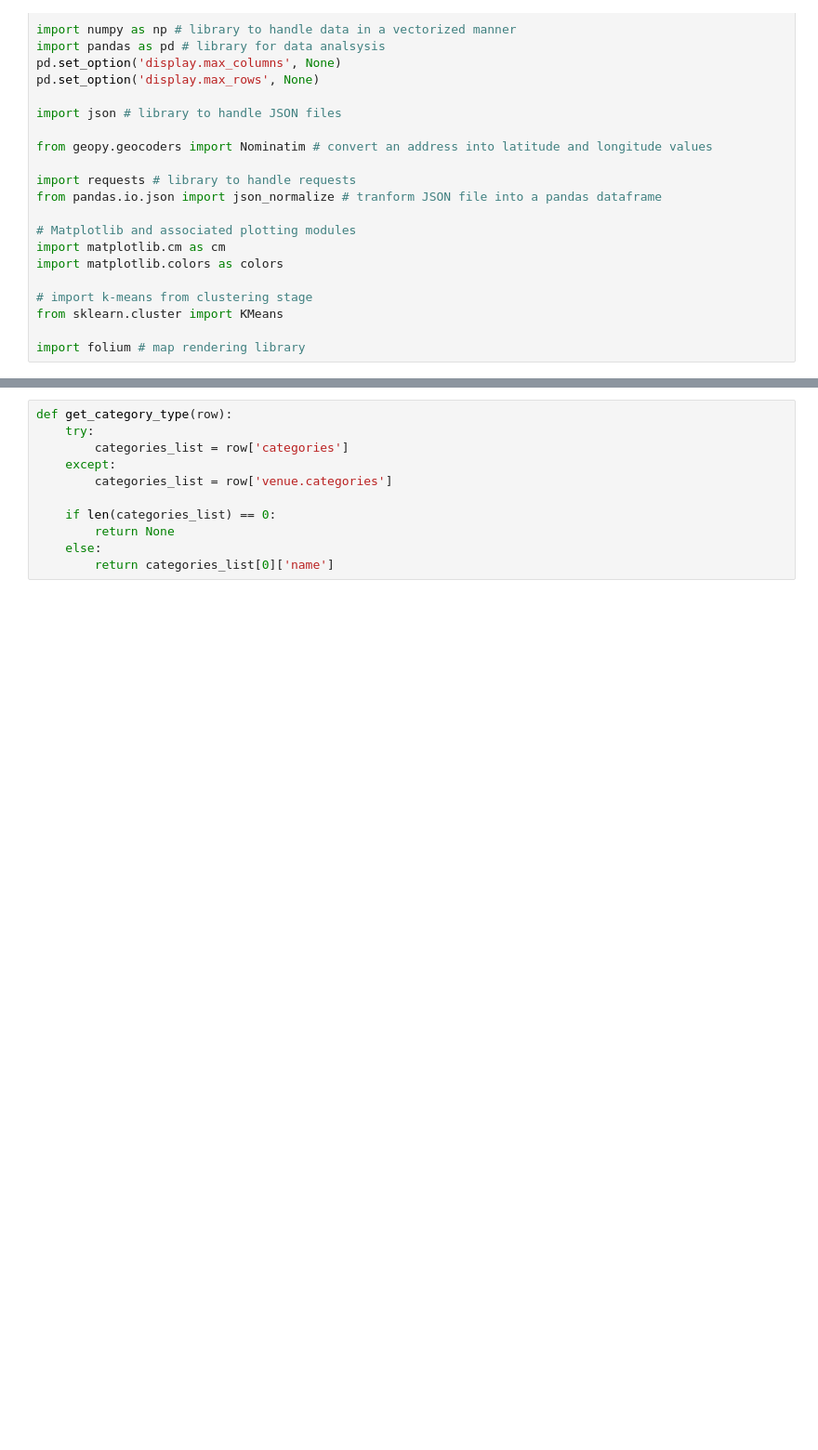
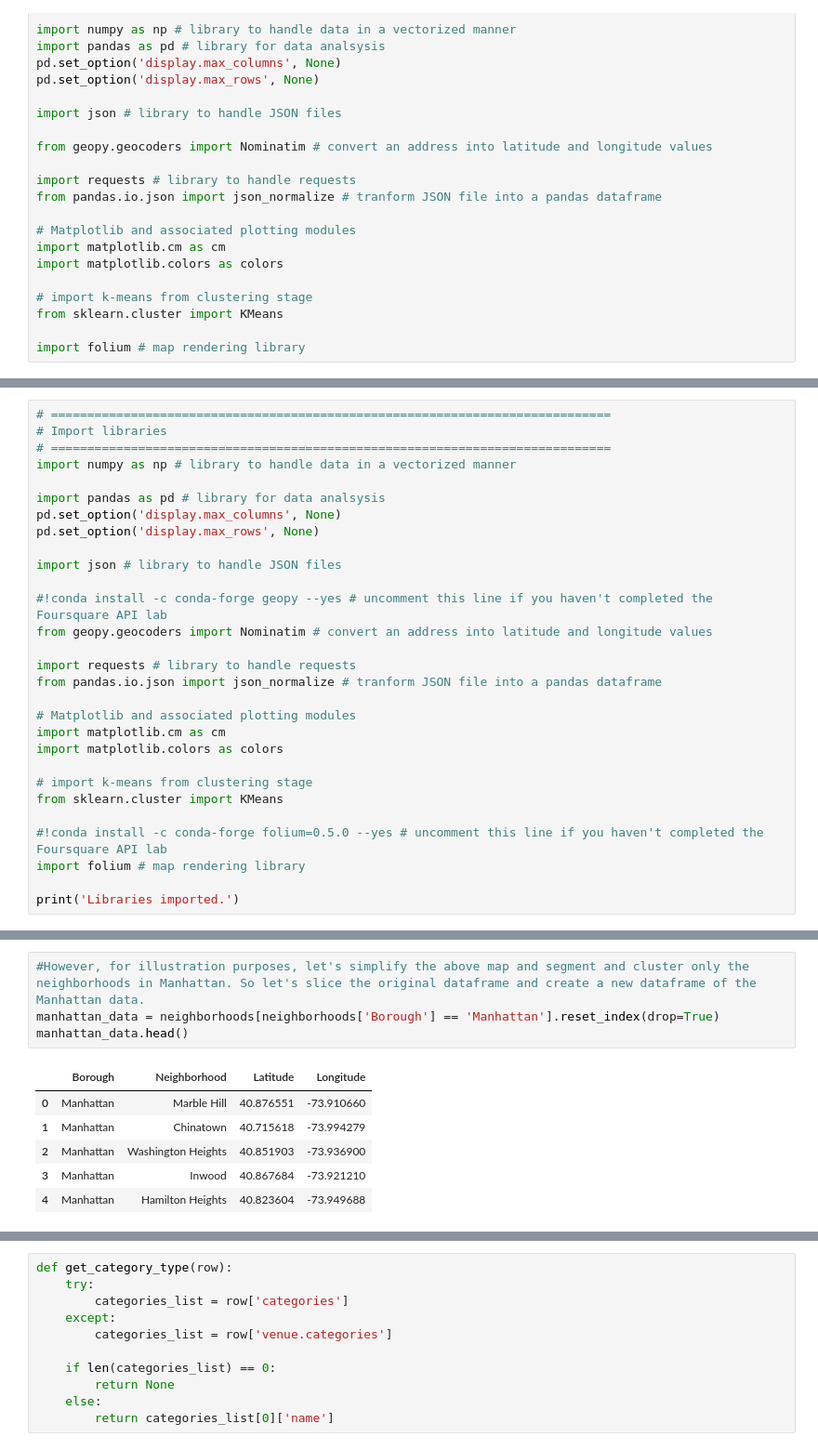
Before and after one commit to sunruns/Coursera_Capstone, a Jupyter notebook: SegmentingClusteringNeighborhoodsinToront.ipynb, the cells around one changed output, grey strips where cells are left out. Shown: that part at 93% size. Cells and saved outputs as stored; diff of their text form; blank space fills up the shorter version.

```diff
--- a/SegmentingClusteringNeighborhoodsinToront.ipynb
+++ b/SegmentingClusteringNeighborhoodsinToront.ipynb
@@ -161,0 +245,29 @@ map_scarb
+# %%
+# =============================================================================
+# Import libraries
+# =============================================================================
+import numpy as np # library to handle data in a vectorized manner
+
+import pandas as pd # library for data analsysis
+pd.set_option('display.max_columns', None)
+pd.set_option('display.max_rows', None)
+
+import json # library to handle JSON files
+
+#!conda install -c conda-forge geopy --yes # uncomment this line if you haven't completed the Foursquare API lab
+from geopy.geocoders import Nominatim # convert an address into latitude and longitude values
+
+import requests # library to handle requests
+from pandas.io.json import json_normalize # tranform JSON file into a pandas dataframe
+
+# Matplotlib and associated plotting modules
+import matplotlib.cm as cm
+import matplotlib.colors as colors
+
+# import k-means from clustering stage
+from sklearn.cluster import KMeans
+
+#!conda install -c conda-forge folium=0.5.0 --yes # uncomment this line if you haven't completed the Foursquare API lab
+import folium # map rendering library
+
+print('Libraries imported.')
@@ -161,0 +367,11 @@ map_scarb
+# %%
+#However, for illustration purposes, let's simplify the above map and segment and cluster only the neighborhoods in Manhattan. So let's slice the original dataframe and create a new dataframe of the Manhattan data.
+manhattan_data = neighborhoods[neighborhoods['Borough'] == 'Manhattan'].reset_index(drop=True)
+manhattan_data.head()
+# %% [output]
+|  | Borough | Neighborhood | Latitude | Longitude |
+| 0 | Manhattan | Marble Hill | 40.876551 | -73.910660 |
+| 1 | Manhattan | Chinatown | 40.715618 | -73.994279 |
+| 2 | Manhattan | Washington Heights | 40.851903 | -73.936900 |
+| 3 | Manhattan | Inwood | 40.867684 | -73.921210 |
+| 4 | Manhattan | Hamilton Heights | 40.823604 | -73.949688 |
```
Also changed, not shown: parts of 24 cells of this notebook.
